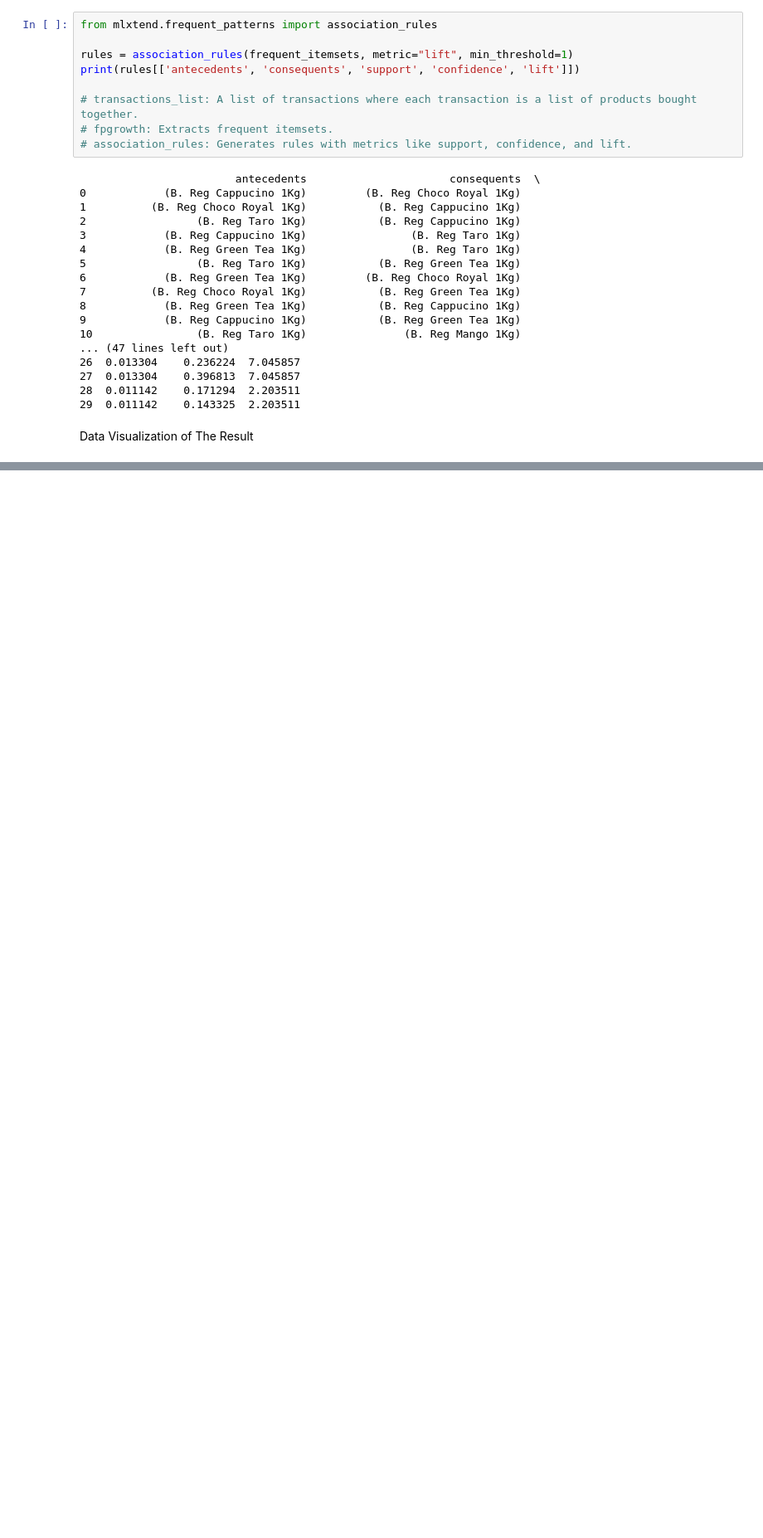
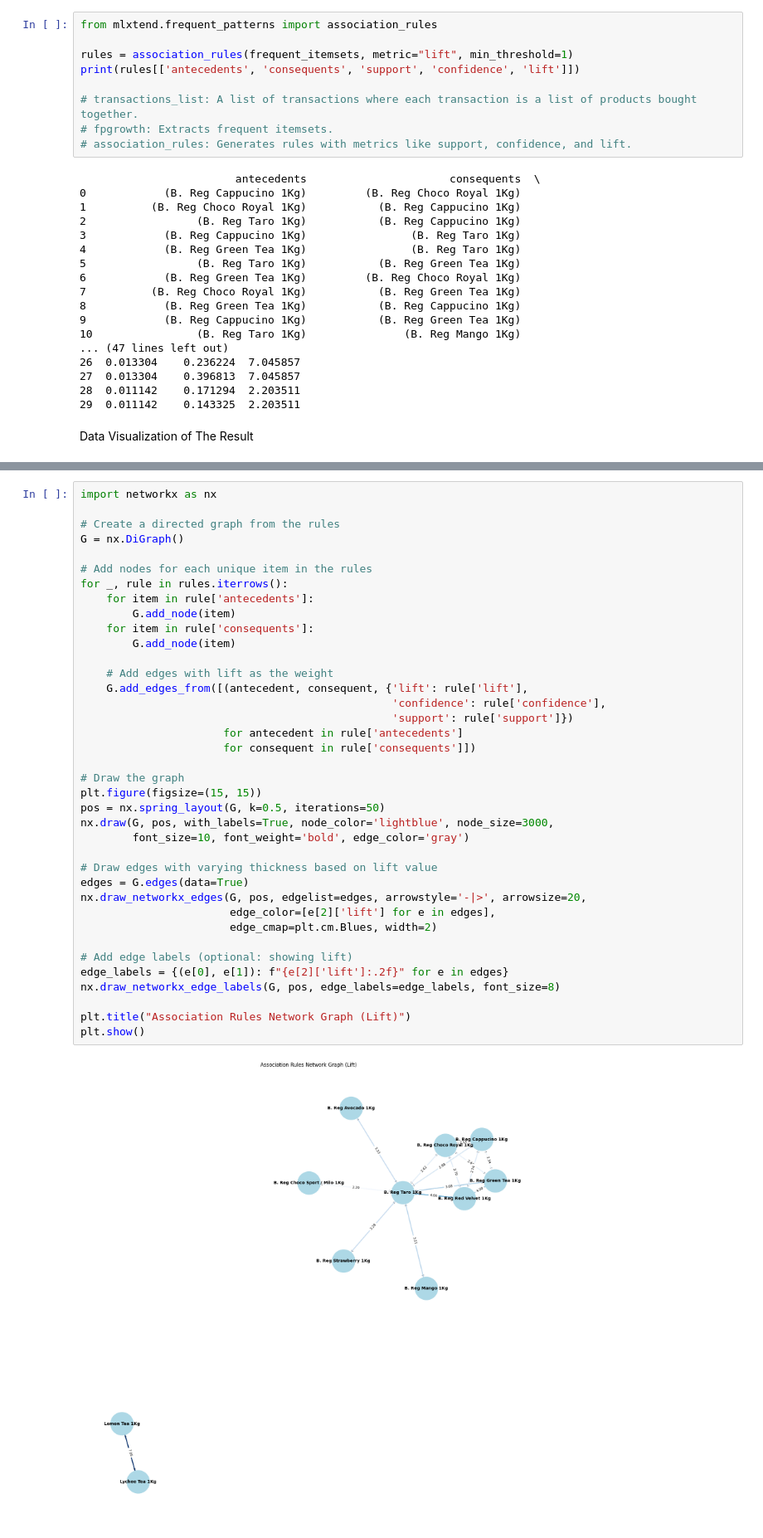
Before and after one commit to sabrinalaillita/fpg-strl, a Jupyter notebook: DataCleansing.ipynb, the cells around one changed output, grey strips where cells are left out. Shown at 83% size. Cells and saved outputs as stored; diff of their text form; blank space fills up the shorter version.

```diff
--- a/DataCleansing.ipynb
+++ b/DataCleansing.ipynb
@@ -537,0 +510,40 @@ Market Basket Analysis menggunakan Frequent Pattern Growth
+# %%
+import networkx as nx
+
+# Create a directed graph from the rules
+G = nx.DiGraph()
+
+# Add nodes for each unique item in the rules
+for _, rule in rules.iterrows():
+    for item in rule['antecedents']:
+        G.add_node(item)
+    for item in rule['consequents']:
+        G.add_node(item)
+
+    # Add edges with lift as the weight
+    G.add_edges_from([(antecedent, consequent, {'lift': rule['lift'],
+                                                'confidence': rule['confidence'],
+                                                'support': rule['support']})
+                      for antecedent in rule['antecedents']
+                      for consequent in rule['consequents']])
+
+# Draw the graph
+plt.figure(figsize=(15, 15))
+pos = nx.spring_layout(G, k=0.5, iterations=50)
+nx.draw(G, pos, with_labels=True, node_color='lightblue', node_size=3000,
+        font_size=10, font_weight='bold', edge_color='gray')
+
+# Draw edges with varying thickness based on lift value
+edges = G.edges(data=True)
+nx.draw_networkx_edges(G, pos, edgelist=edges, arrowstyle='-|>', arrowsize=20,
+                       edge_color=[e[2]['lift'] for e in edges],
+                       edge_cmap=plt.cm.Blues, width=2)
+
+# Add edge labels (optional: showing lift)
+edge_labels = {(e[0], e[1]): f"{e[2]['lift']:.2f}" for e in edges}
+nx.draw_networkx_edge_labels(G, pos, edge_labels=edge_labels, font_size=8)
+
+plt.title("Association Rules Network Graph (Lift)")
+plt.show()
+# %% [output]
+[figure, added]
```
Also changed, not shown: parts of 11 cells of this notebook.
